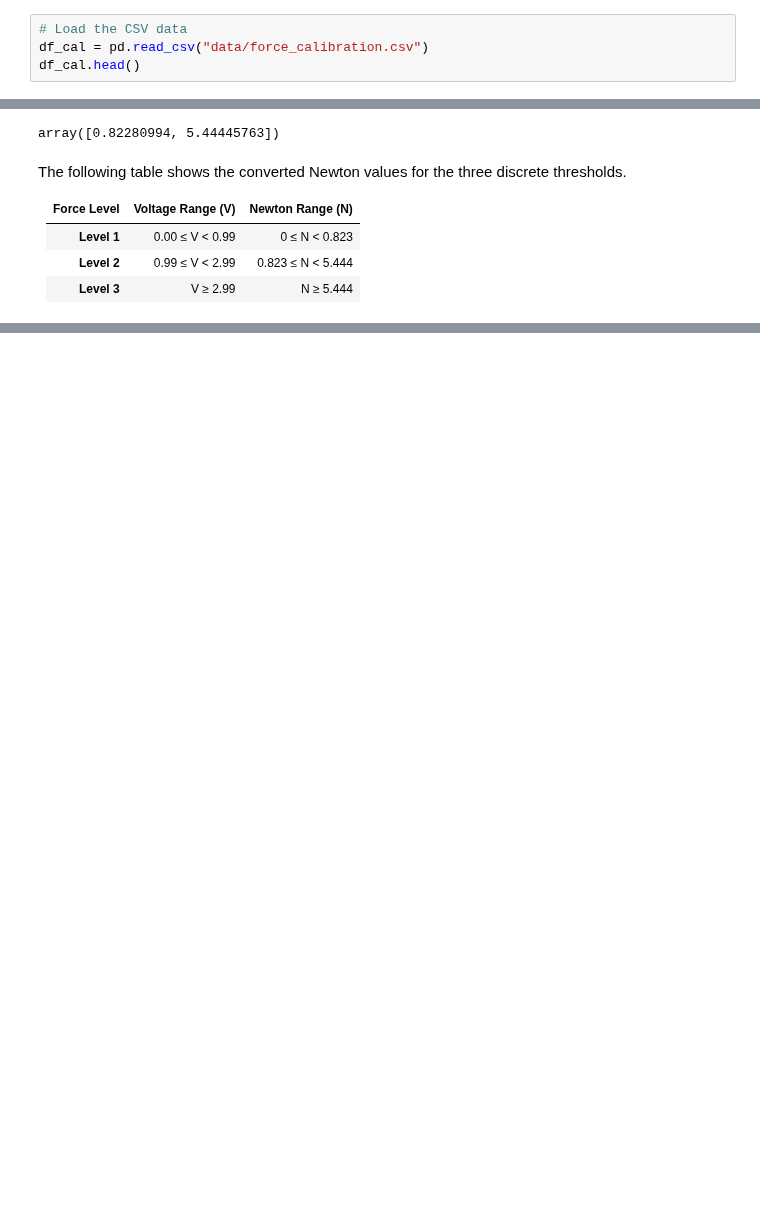
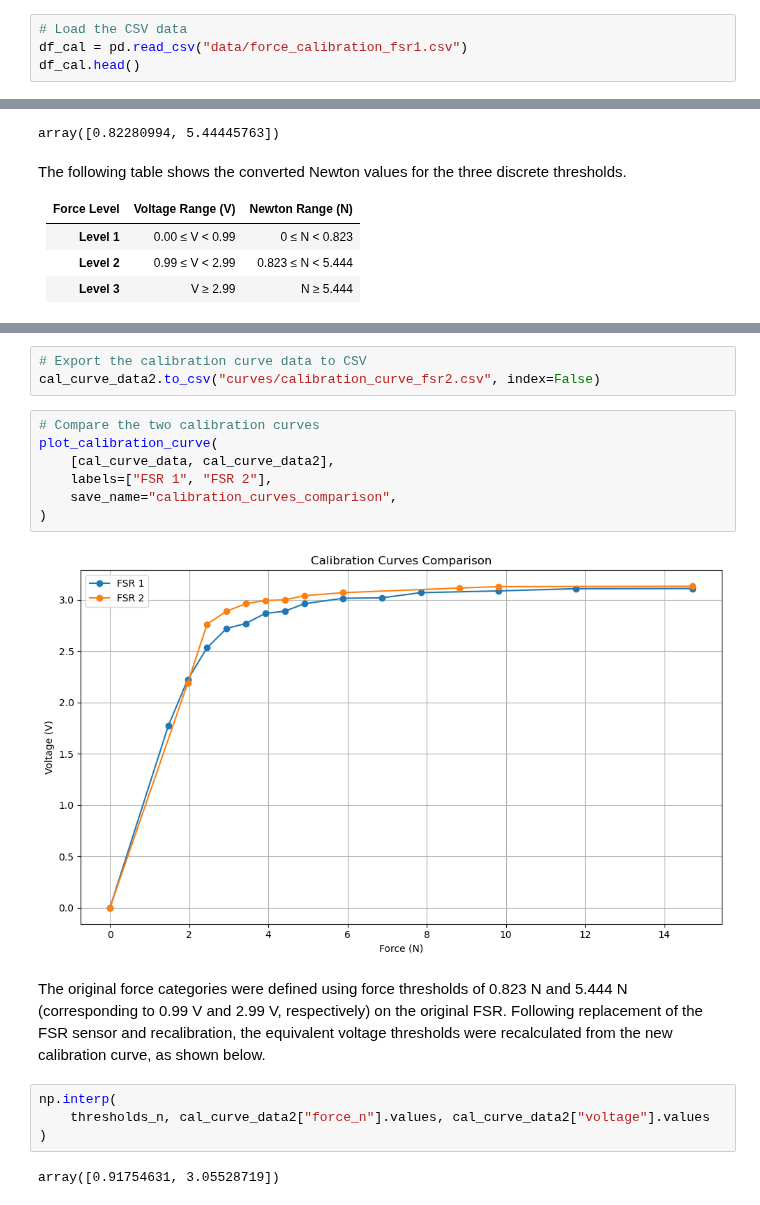
Before and after one commit to gemixin/digit-force-calibration, a Jupyter notebook: calibration.ipynb, the cells around one changed output, grey strips where cells are left out. Cells and saved outputs as stored; diff of their text form; blank space fills up the shorter version.

```diff
--- a/calibration.ipynb
+++ b/calibration.ipynb
@@ -375,7 +390,7 @@ $$F = m g$$
 where *m* is the mass in kilograms and $g = 9.81\,\text{m/s}^2$. The resulting force values are then plotted against the corresponding FSR voltages. To produce a practical voltage-to-force mapping, I use piecewise-linear interpolation based on these median calibration points, giving a stable and monotonic approximation across the usable range of the sensor.
 # %%
 # Load the CSV data
-df_cal = pd.read_csv("data/force_calibration.csv")
+df_cal = pd.read_csv("data/force_calibration_fsr1.csv")
 df_cal.head()
 # %% [output]
 |  | trial | target_g | time_s | raw | voltage |
@@ -596,0 +660,20 @@ The following table shows the converted Newton values for the three discrete thr
+# %%
+# Export the calibration curve data to CSV
+cal_curve_data2.to_csv("curves/calibration_curve_fsr2.csv", index=False)
+# %%
+# Compare the two calibration curves
+plot_calibration_curve(
+    [cal_curve_data, cal_curve_data2],
+    labels=["FSR 1", "FSR 2"],
+    save_name="calibration_curves_comparison",
+)
+# %% [output]
+[figure, added]
+# %% [markdown]
+The original force categories were defined using force thresholds of 0.823 N and 5.444 N (corresponding to 0.99 V and 2.99 V, respectively) on the original FSR. Following replacement of the FSR sensor and recalibration, the equivalent voltage thresholds were recalculated from the new calibration curve, as shown below.
+# %%
+np.interp(
+    thresholds_n, cal_curve_data2["force_n"].values, cal_curve_data2["voltage"].values
+)
+# %% [output]
+array([0.91754631, 3.05528719])
```
Also changed, not shown: parts of 19 cells of this notebook, 20 other files.
